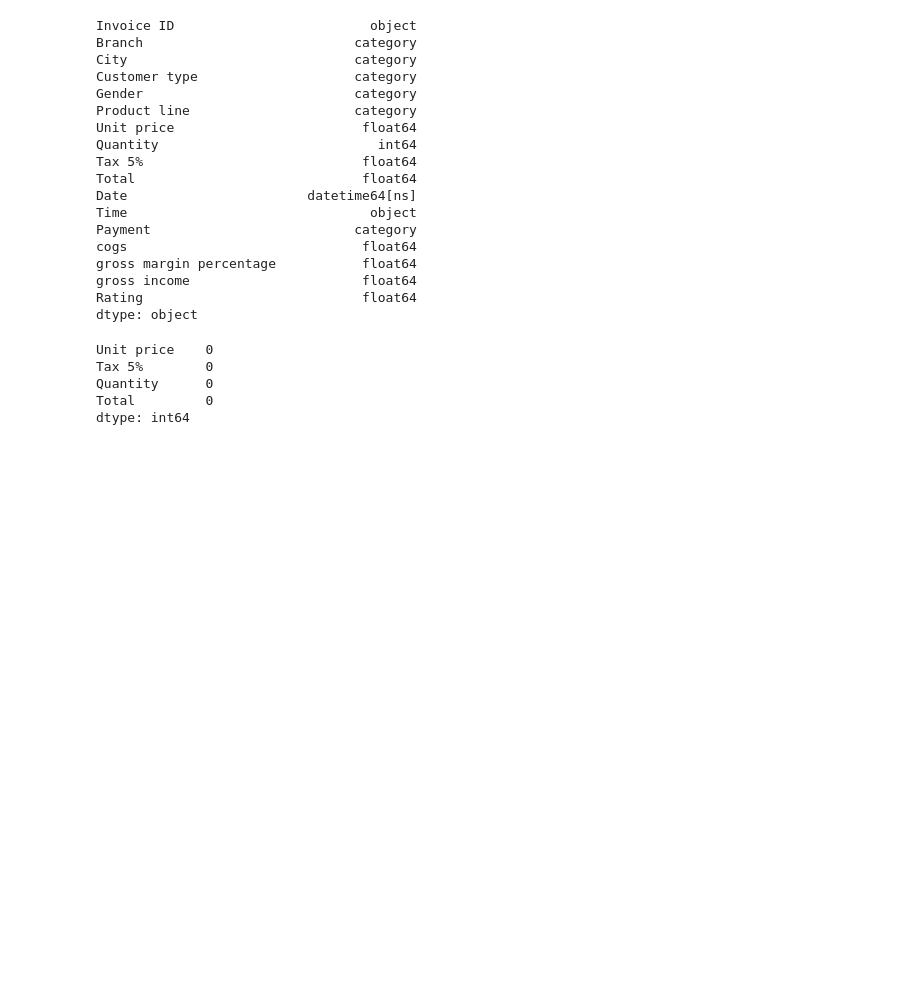
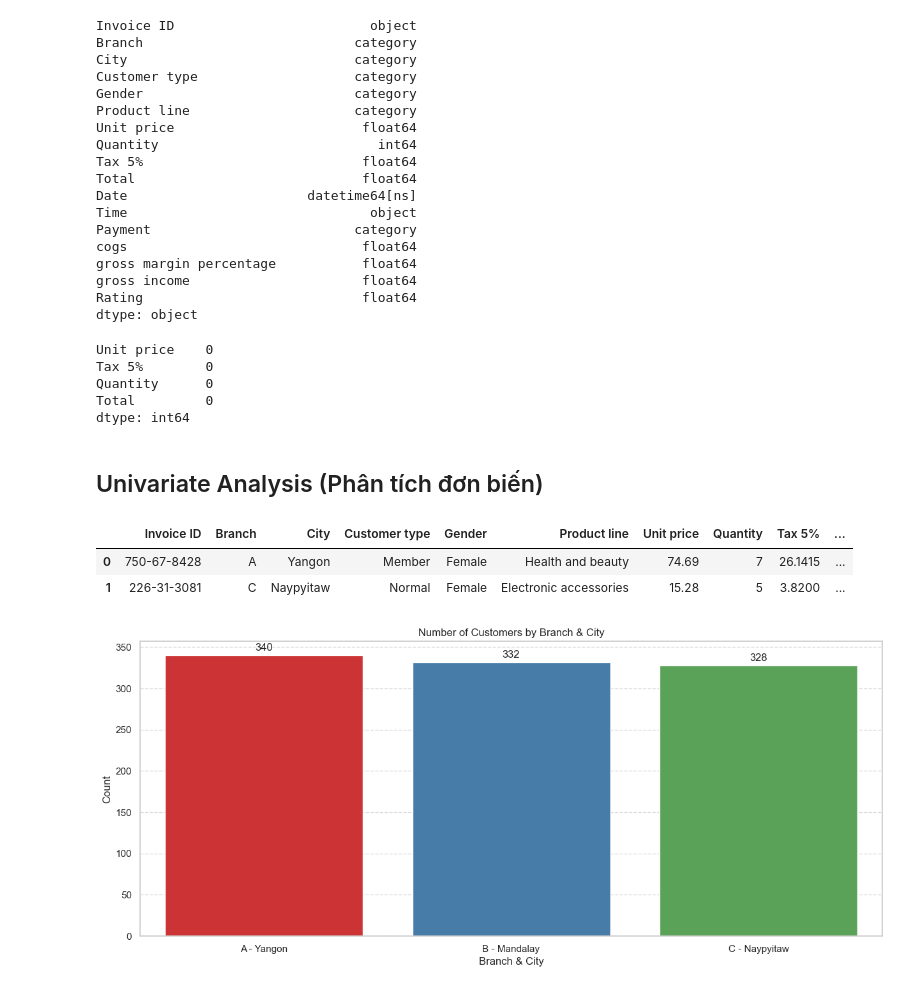
Before and after one commit to Jackxeid/Learn---MindX, a Jupyter notebook: Final Project/finalProject.ipynb, the cells around one changed output. Drawn from its saved outputs; the diff is of its cells as text; code cells hidden in the pictures; blank space fills up the shorter version.

Commit message:
First chart

```diff
--- a/Final Project/finalProject.ipynb
+++ b/Final Project/finalProject.ipynb
@@ -252,3 +252,30 @@ Tax 5%        0
 Quantity      0
 Total         0
 dtype: int64
+# %% [markdown]
+## Univariate Analysis (Phân tích đơn biến)
+# %%
+df.head(2)
+# %% [output]
+|  | Invoice ID | Branch | City | Customer type | Gender | Product line | Unit price | Quantity | Tax 5% | ... |
+| 0 | 750-67-8428 | A | Yangon | Member | Female | Health and beauty | 74.69 | 7 | 26.1415 | ... |
+| 1 | 226-31-3081 | C | Naypyitaw | Normal | Female | Electronic accessories | 15.28 | 5 | 3.8200 | ... |
+# %%
+# Branch và City có mối quan hệ 1-1
+
+plt.figure(figsize=(15, 6))
+ax = sns.countplot(x='Branch', data=df, palette='Set1')
+custom_labels = ['A - Yangon', 'B - Mandalay', 'C - Naypyitaw']
+ax.set_xticklabels(custom_labels)
+
+for container in ax.containers:
+    ax.bar_label(container, fmt='%d', padding=3)
+
+plt.title('Number of Customers by Branch & City')
+plt.xlabel('Branch & City')
+plt.ylabel('Count')
+plt.grid(axis='y', linestyle='--', alpha=0.5)
+
+plt.show()
+# %% [output]
+[figure, added]
```
Also changed, not shown: parts of 2 cells of this notebook.
